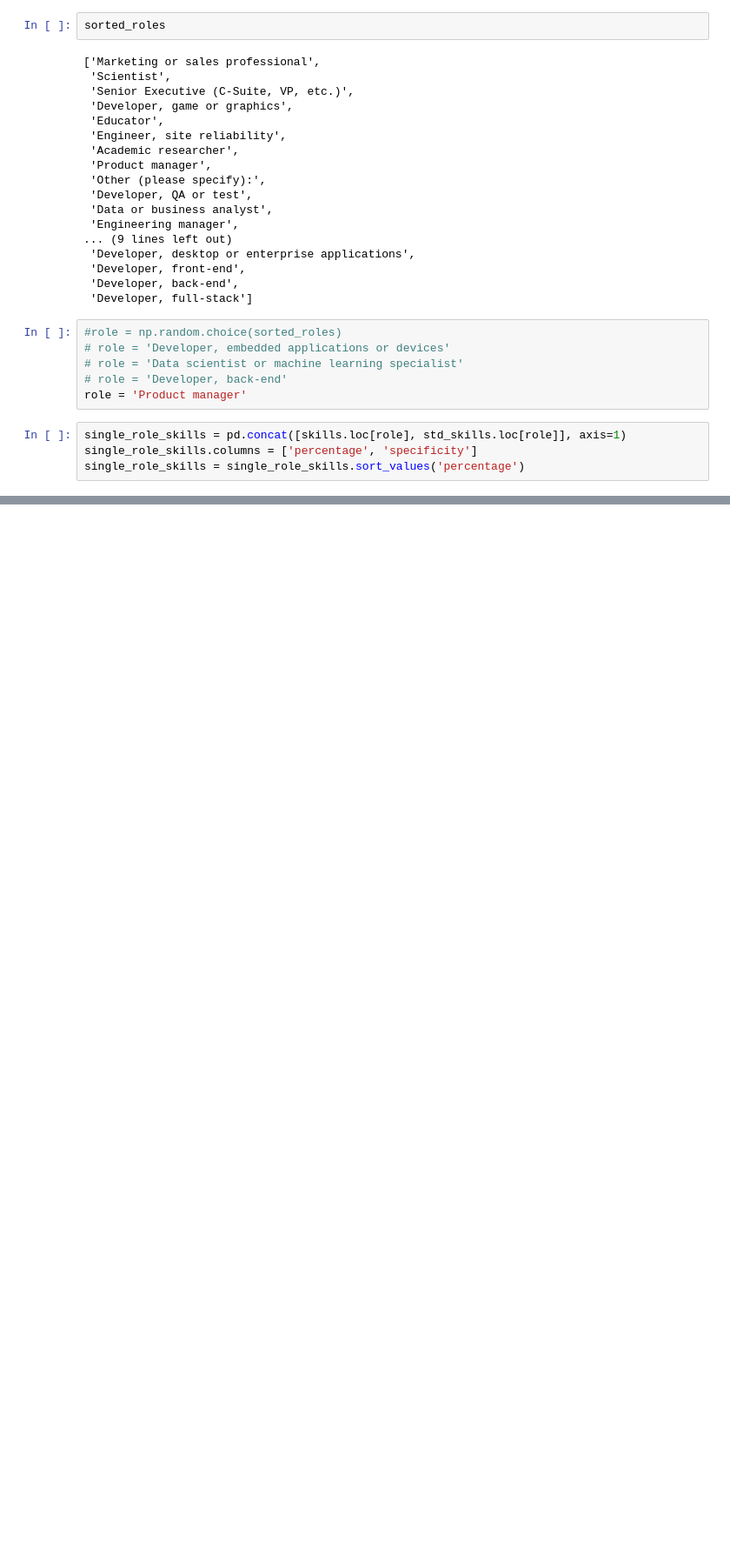
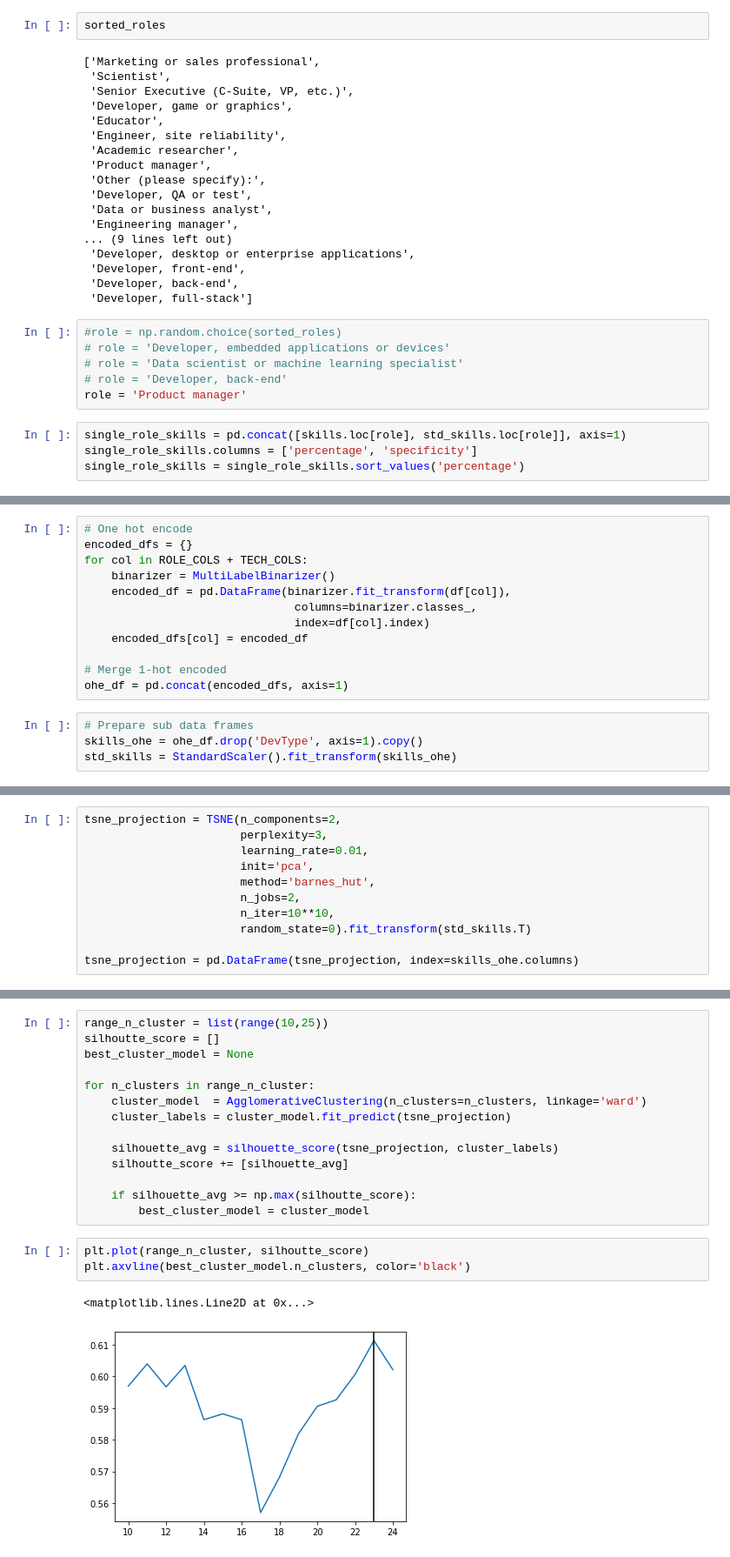
Before and after one commit to SafaaFathii/StackOverFlowSurvey, a Jupyter notebook: notebooks/StackOverflow_Survey_SafaaFathii.ipynb, the cells around one changed output, grey strips where cells are left out. Shown at 87% size. Cells and saved outputs as stored; diff of their text form; blank space fills up the shorter version.

```diff
--- a/notebooks/StackOverflow_Survey_SafaaFathii.ipynb
+++ b/notebooks/StackOverflow_Survey_SafaaFathii.ipynb
@@ -466,0 +498,16 @@ fig.show()
+# %%
+# One hot encode
+encoded_dfs = {}
+for col in ROLE_COLS + TECH_COLS:
+    binarizer = MultiLabelBinarizer()
+    encoded_df = pd.DataFrame(binarizer.fit_transform(df[col]),
+                               columns=binarizer.classes_,
+                               index=df[col].index)
+    encoded_dfs[col] = encoded_df
+
+# Merge 1-hot encoded
+ohe_df = pd.concat(encoded_dfs, axis=1)
+# %%
+# Prepare sub data frames
+skills_ohe = ohe_df.drop('DevType', axis=1).copy()
+std_skills = StandardScaler().fit_transform(skills_ohe)
@@ -466,0 +519,11 @@ fig.show()
+# %%
+tsne_projection = TSNE(n_components=2,
+                       perplexity=3,
+                       learning_rate=0.01,
+                       init='pca',
+                       method='barnes_hut',
+                       n_jobs=2,
+                       n_iter=10**10,
+                       random_state=0).fit_transform(std_skills.T)
+
+tsne_projection = pd.DataFrame(tsne_projection, index=skills_ohe.columns)
@@ -466,0 +543,20 @@ fig.show()
+# %%
+range_n_cluster = list(range(10,25))
+silhoutte_score = []
+best_cluster_model = None
+
+for n_clusters in range_n_cluster:
+    cluster_model  = AgglomerativeClustering(n_clusters=n_clusters, linkage='ward')
+    cluster_labels = cluster_model.fit_predict(tsne_projection)
+
+    silhouette_avg = silhouette_score(tsne_projection, cluster_labels)
+    silhoutte_score += [silhouette_avg]
+
+    if silhouette_avg >= np.max(silhoutte_score):
+        best_cluster_model = cluster_model
+# %%
+plt.plot(range_n_cluster, silhoutte_score)
+plt.axvline(best_cluster_model.n_clusters, color='black')
+# %% [output]
+<matplotlib.lines.Line2D at 0x...>
+[figure, added]
```
Also changed, not shown: parts of 20 cells of this notebook.
